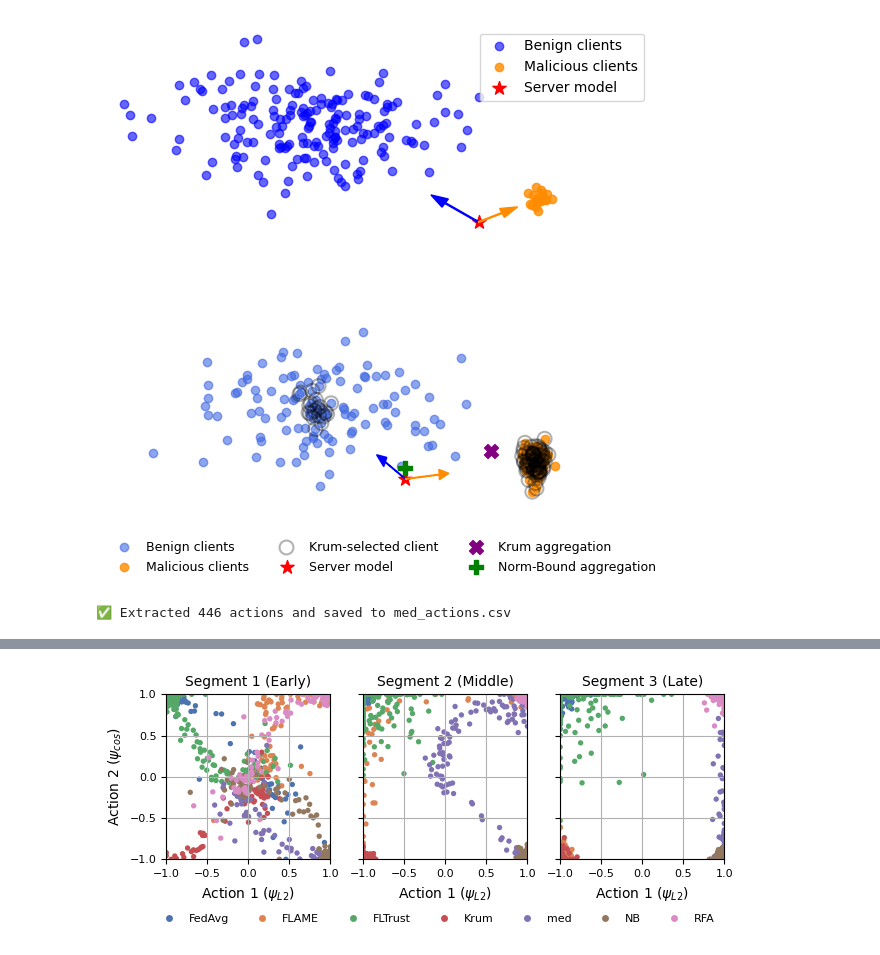
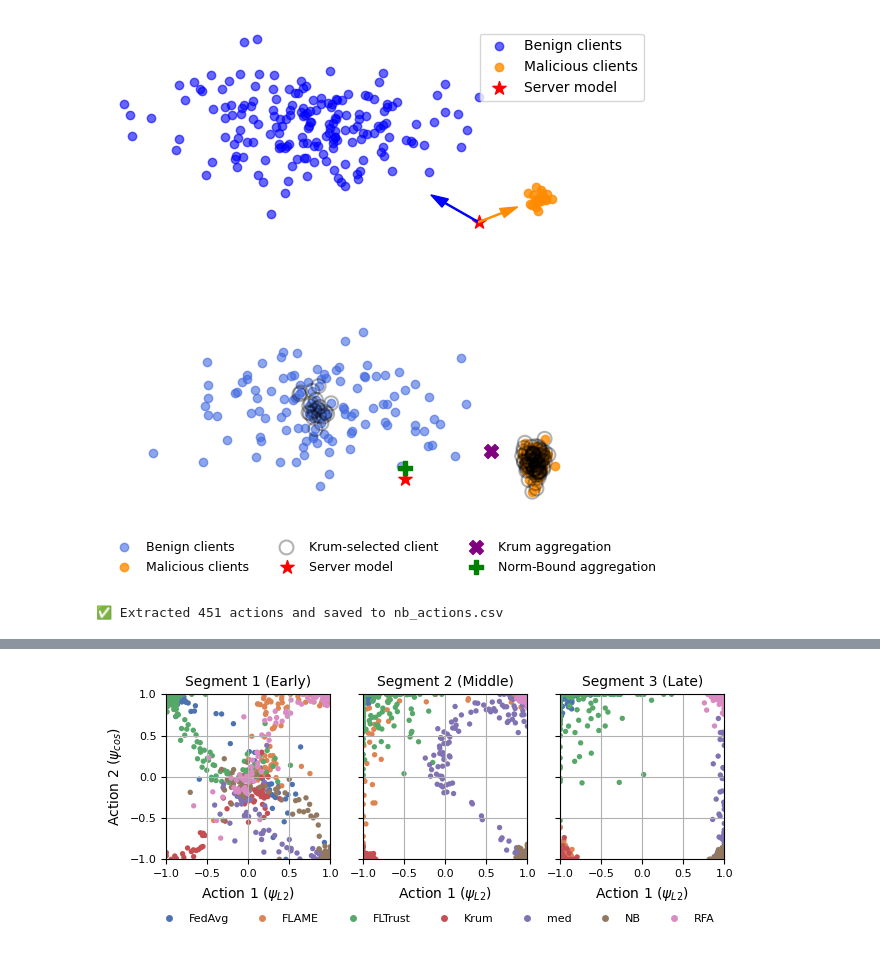
Before and after one commit to yangland/FedON, a Jupyter notebook: jupyter_notebooks/visualization.ipynb, the cells around one changed output, grey strips where cells are left out. Saved outputs shown, nothing was run; the diff lists cells and outputs as text; code cells hidden in the pictures.

```diff
--- a/jupyter_notebooks/visualization.ipynb
+++ b/jupyter_notebooks/visualization.ipynb
@@ -283,44 +283,50 @@ plt.figure(figsize=(6, 3))
 plt.scatter(*benign_clients.T, color='royalblue', alpha=0.6, label='Benign clients')
 plt.scatter(*malicious_clients.T, color='darkorange', alpha=0.8, label='Malicious clients')
 
 # Transparent circles for Krum-selected clients
 for idx in krum_selected_indices:
     plt.scatter(*all_clients[idx], facecolors='none', edgecolors='black',
                 s=100, linewidths=1.5, alpha=0.3,
                 label='Krum-selected client' if idx == krum_selected_indices[0] else "")
 
 # Server model
 plt.scatter(*server, color='red', s=100, marker='*', label='Server model')
 
 # Direction arrows
-plt.arrow(*server, *benign_dir_unit, color='blue', width=0.02, head_width=0.3, length_includes_head=True)
-plt.arrow(*server, *malicious_dir_unit, color='darkorange', width=0.02, head_width=0.3, length_includes_head=True)
+# plt.arrow(*server, *benign_dir_unit, color='blue', width=0.02, head_width=0.3, length_includes_head=True)
+# plt.arrow(*server, *malicious_dir_unit, color='darkorange', width=0.02, head_width=0.3, length_includes_head=True)
 
 # Aggregated updates
 plt.scatter(*krum_aggregated, color='purple', marker='X', s=100, label='Krum aggregation')
 plt.scatter(*normbound_aggregated, color='green', marker='P', s=100, label='Norm-Bound aggregation')
 
 # Final layout
 plt.xlim(-12, 10)
 plt.ylim(-2, 5)
 plt.axis('off')
 plt.legend(loc='lower center', bbox_to_anchor=(0.5, -0.15), ncol=3, fontsize=9, frameon=False)
 plt.tight_layout()
 # Save as high-quality PNG
 plt.savefig("multi_krum_visualization.png", dpi=300, bbox_inches='tight')
 
 # Show the plot
 plt.show()
 # %% [output]
-[figure, old version]
+[figure, new version]
 # %%
 import os
 import re
 import csv
 
+# med
+# nb
+# rfa
+
+
+
 # === Configuration ===
-agr = "med"  # e.g., 'L' from L_20250629_105628.log
-log_dir = "/home2/liyang/GitHub/FedOda/logs_fl/svhn/Ssvhn_20250719_102654_AGGR_coordinate_wise_median_cross-eval/20250720_141348_FedOda_0.5"  # directory containing .log files
+agr = "nb"  # e.g., 'L' from L_20250629_105628.log
+log_dir = "/home2/liyang/GitHub/FedOda/logs_fl/cifar10/Scifar10_20250721_185240_AGGR_normbound_cross-eval/20250721_234038_FedOda_0.5"  # directory containing .log files
 output_csv = f"{agr}_actions.csv"
 
 # === Regular Expression to capture action values ===
@@ -350,7 +356,7 @@ with open(output_csv, 'w', newline='') as csvfile:
 
 print(f"✅ Extracted {len(all_data)} actions and saved to {output_csv}")
 # %% [output]
-✅ Extracted 446 actions and saved to med_actions.csv
+✅ Extracted 451 actions and saved to nb_actions.csv
 # %%
 import pandas as pd
 import matplotlib.pyplot as plt
```
Also changed, not shown: parts of 9 cells of this notebook, 43 other files.
